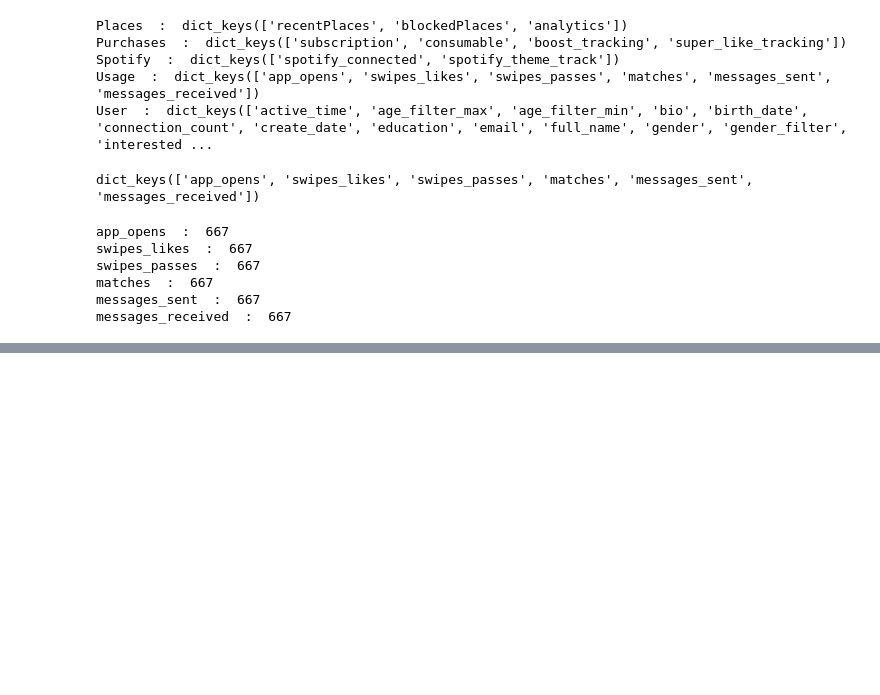
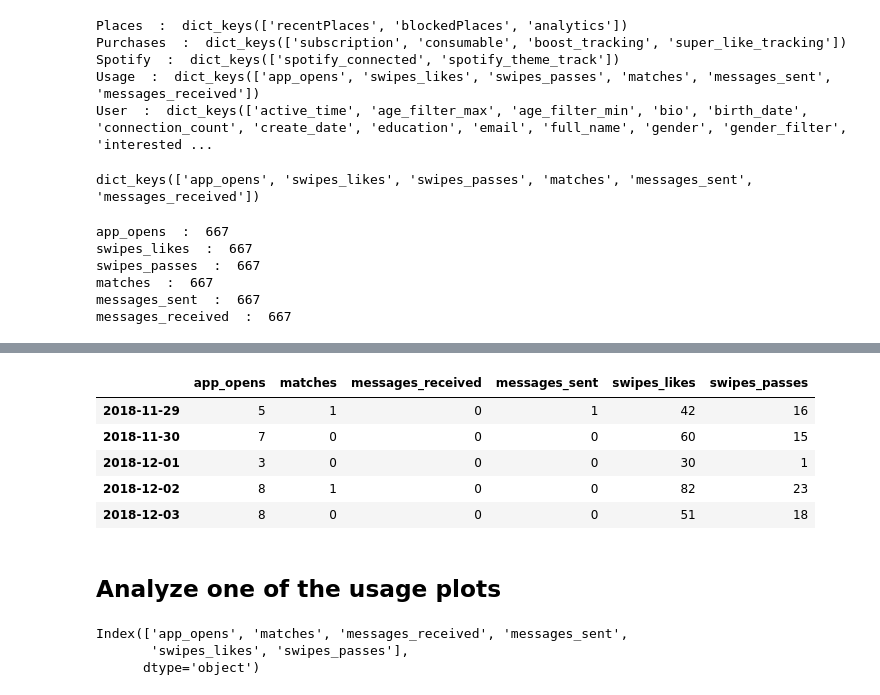
Before and after one commit to malctaylor15/Tinder_analysis, a Jupyter notebook: EDA v3 Usage.ipynb, the cells around one changed output, grey strips where cells are left out. Drawn from its saved outputs; the diff is of its cells as text; code cells hidden in the pictures; blank space fills up the shorter version.

```diff
--- a/EDA v3 Usage.ipynb
+++ b/EDA v3 Usage.ipynb
@@ -49,0 +138,17 @@ demo = pd.Series(data["Usage"]["app_opens"])
+# %%
+usage_df.tail()
+# %% [output]
+|  | app_opens | matches | messages_received | messages_sent | swipes_likes | swipes_passes |
+| 2018-11-29 | 5 | 1 | 0 | 1 | 42 | 16 |
+| 2018-11-30 | 7 | 0 | 0 | 0 | 60 | 15 |
+| 2018-12-01 | 3 | 0 | 0 | 0 | 30 | 1 |
+| 2018-12-02 | 8 | 1 | 0 | 0 | 82 | 23 |
+| 2018-12-03 | 8 | 0 | 0 | 0 | 51 | 18 |
+# %% [markdown]
+## Analyze one of the usage plots
+# %%
+usage_df.columns
+# %% [output]
+Index(['app_opens', 'matches', 'messages_received', 'messages_sent',
+       'swipes_likes', 'swipes_passes'],
+      dtype='object')
```
Also changed, not shown: parts of 20 cells of this notebook.
